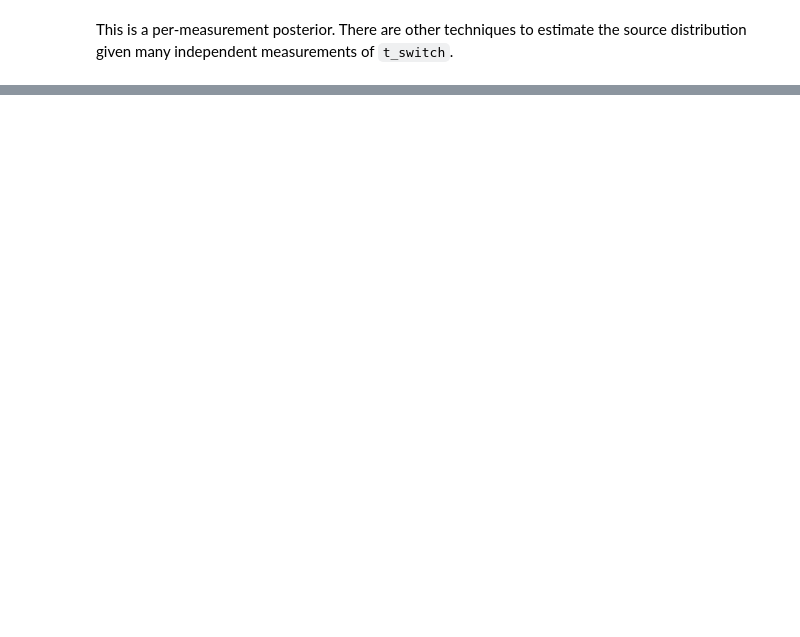
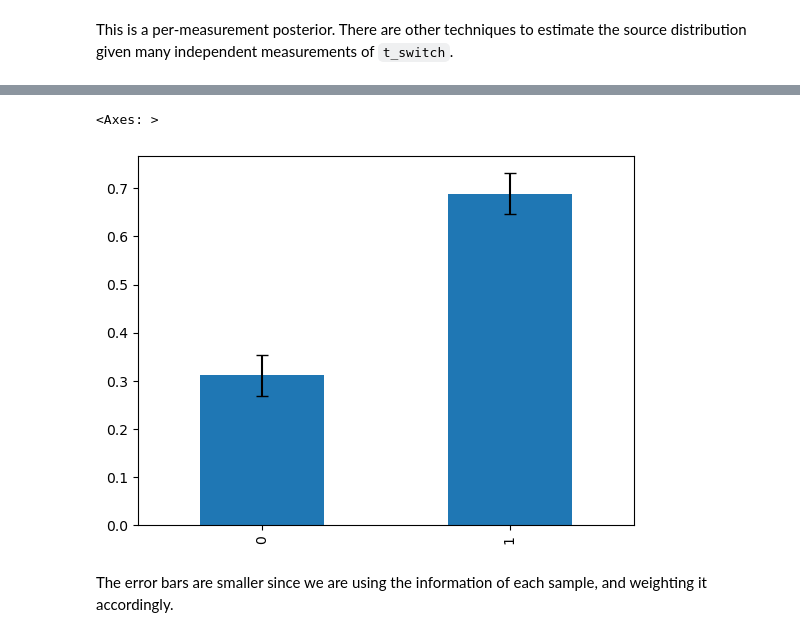
Before and after one commit to geoffwoollard/sensor_sbi, a Jupyter notebook: abc.ipynb, the cells around one changed output, grey strips where cells are left out. Cells and saved outputs as stored; diff of their text form; code cells hidden in the pictures; blank space fills up the shorter version.

```diff
--- a/abc.ipynb
+++ b/abc.ipynb
@@ -164,0 +176,33 @@ This is a per-measurement posterior. There are other techniques to estimate the
+# %%
+## SAME AS BEFORE
+# n_inference_rounds = 10
+# n_samples = 1000
+# t_observed = 20.0
+
+normalized_prob_weights = []
+
+for idx in range(n_inference_rounds): # this outer loop is to showcase how IS gets smaller error bars that ABC.
+
+    gammas = []
+    probs = []
+    for idx in range(n_samples):
+        trace = physical_forward_model()
+        gammas.append(trace['gamma'].item())
+        observe_prob = trace['d_switch'].log_prob(torch.tensor(t_observed)).exp()
+            # this is the important part where we use the density, which will be different for each trace, and evalute the probability, which we will normalize later after all the samplig is done.
+        probs.append(observe_prob.item())
+
+    # now we normalize the probabilities, and weight gamma by the "importance" of the trace
+    df = pd.DataFrame({'gammas':gammas, 'probs':probs})
+    df['normalized_prob_weights'] = df['probs']/df['probs'].sum()
+    normalized_prob_weights.append(df.groupby('gammas')['normalized_prob_weights'].sum().to_dict())
+# %%
+df = pd.concat([pd.DataFrame(normalized_prob_weights).mean(), pd.DataFrame(normalized_prob_weights).std()], axis=1)
+df.columns=['normalized_prob_weights', 'errors']
+df.sort_index(inplace=True)
+df['normalized_prob_weights'].plot.bar(yerr=df['errors'], capsize=4)  # capsize specifies the width of the error caps
+# %% [output]
+<Axes: >
+[figure, added]
+# %% [markdown]
+The error bars are smaller since we are using the information of each sample, and weighting it accordingly.
```
Also changed, not shown: parts of 7 cells of this notebook.
